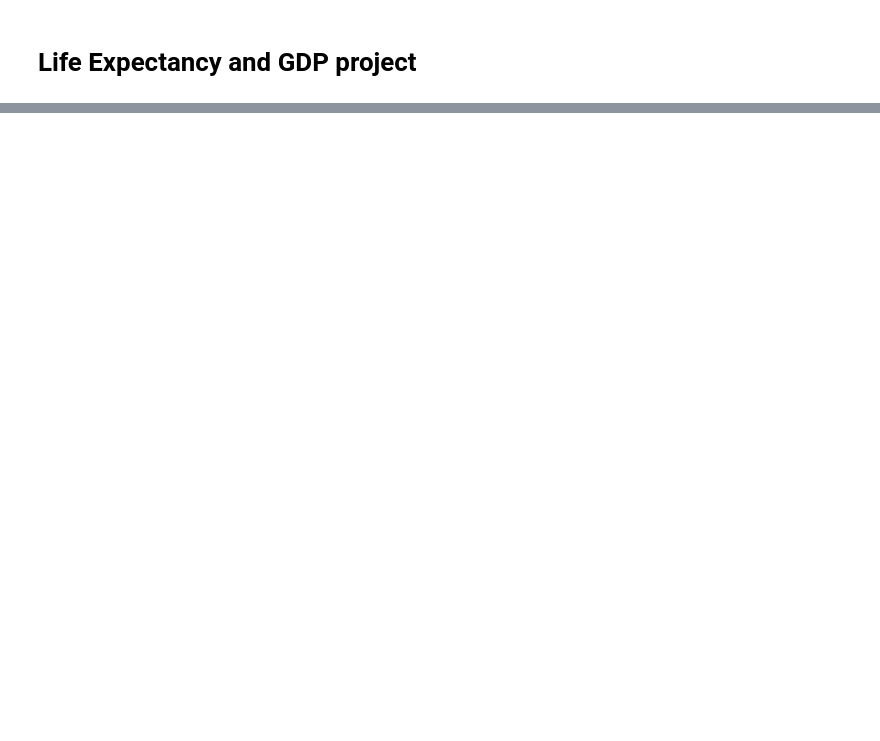
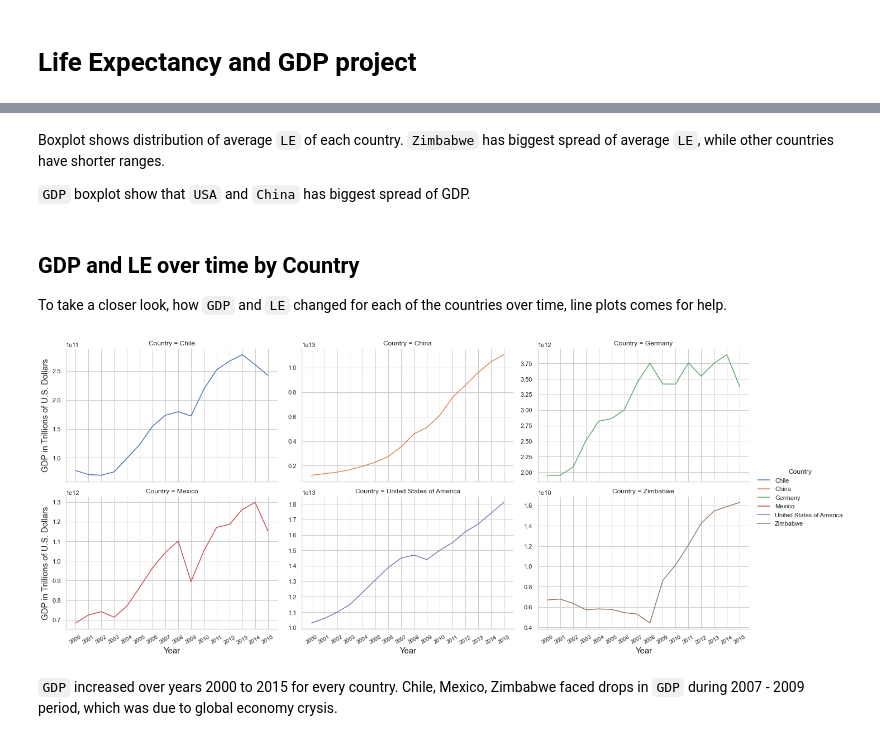
Before and after one commit to abass99/Life_GDP, a Jupyter notebook: gdp_life.ipynb, the cells around one changed output, grey strips where cells are left out. Saved outputs shown, nothing was run; the diff lists cells and outputs as text; code cells hidden in the pictures; blank space fills up the shorter version.

```diff
--- a/gdp_life.ipynb
+++ b/gdp_life.ipynb
@@ -40,0 +208,28 @@ max    2015.000000                         81.000000  1.810000e+13
+# %% [markdown]
+Boxplot shows distribution of average `LE` of each country.
+`Zimbabwe` has biggest spread of average `LE`, while other countries have shorter ranges.
+
+`GDP` boxplot show that `USA` and `China` has biggest spread of GDP.
+# %% [markdown]
+## GDP and LE over time by Country
+To take a closer look, how `GDP` and `LE` changed for each of the countries over time, line plots comes for help.
+# %%
+# GDP over time for each of the countries
+year = range(2000, 2016)
+graphGDP = sns.FacetGrid(data, col="Country", col_wrap=3,
+                      hue = "Country", sharey = False, aspect = 1.5, height = 4)
+
+graphGDP = (graphGDP.map(sns.lineplot,"Year","GDP")
+         .add_legend()
+         .set_axis_labels("Year","GDP in Trillions of U.S. Dollars", size = 15))
+graphGDP.set(xticks= year)
+
+for ax in graphGDP.axes.flat:
+    for label in ax.get_xticklabels():
+        label.set_rotation(30)
+        label.set_size(10)
+graphGDP;
+# %% [output]
+[figure, added]
+# %% [markdown]
+`GDP` increased over years 2000 to 2015 for every country. Chile, Mexico, Zimbabwe faced drops in `GDP` during 2007 - 2009 period, which was due to global economy crysis.
```
Also changed, not shown: parts of 35 cells of this notebook, 1 other file.
